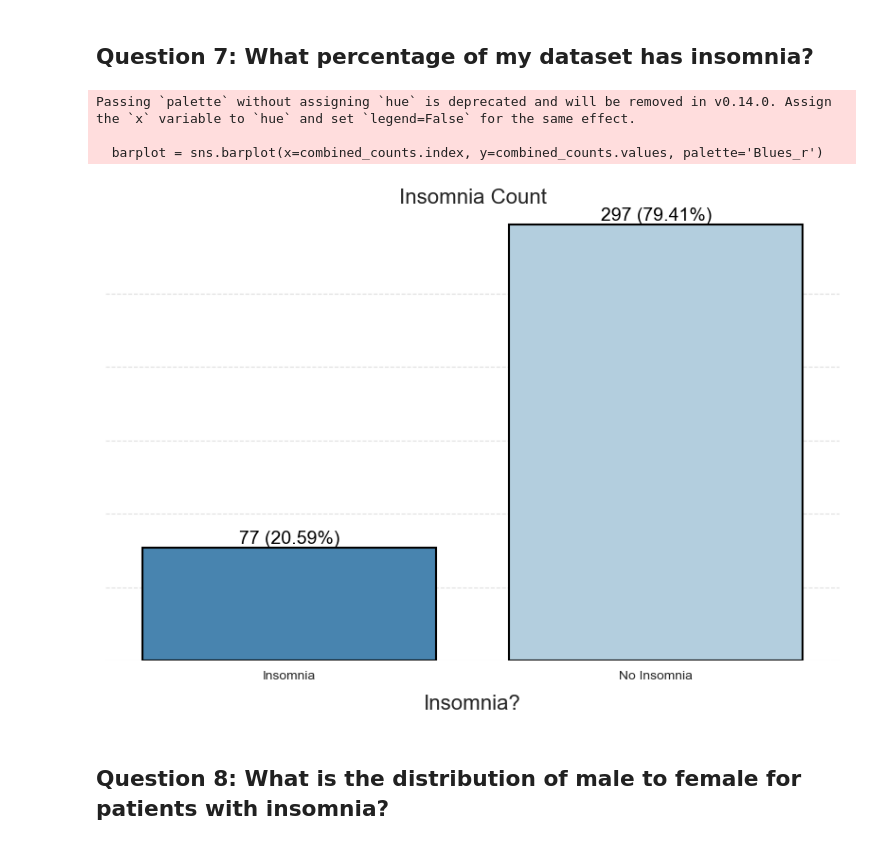
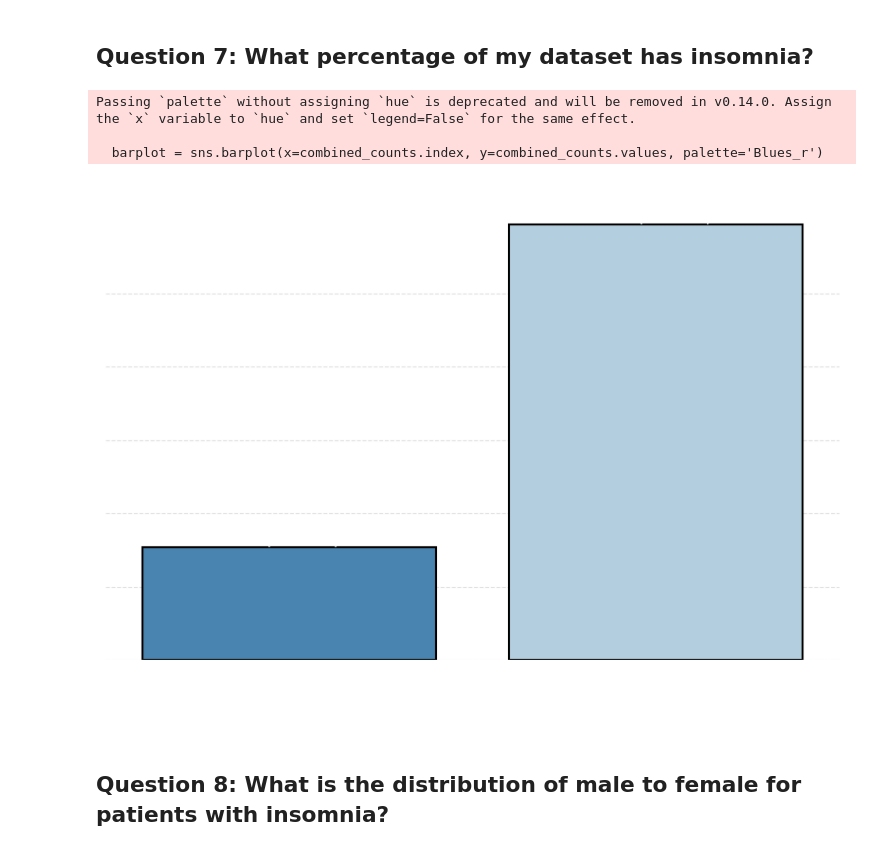
Before and after one commit to DavidS36/Insomnia, a Jupyter notebook: Insomnia Analysis.ipynb, the cells around one changed output. Drawn from its saved outputs; the diff is of its cells as text; code cells hidden in the pictures.

```diff
--- a/Insomnia Analysis.ipynb
+++ b/Insomnia Analysis.ipynb
@@ -579,37 +585,38 @@ sns.set_style(style="whitegrid")
 # Setting up the figure size
 plt.figure(figsize=(10, 6))
 
 # Creating the bar plot with a blues colormap
 barplot = sns.barplot(x=combined_counts.index, y=combined_counts.values, palette='Blues_r')
 
 # Adding a black outline to the bars
 for patch in barplot.patches:
     patch.set_edgecolor('black')
     patch.set_linewidth(1.5)
 
 # Adding labels and title
-plt.xlabel('Insomnia?', fontsize=16, labelpad=10)
+plt.xlabel('Insomnia?', fontsize=16, labelpad=10, color='white')
 plt.ylabel('', fontsize=14, labelpad=10)
-plt.title('Insomnia Count', fontsize=16, pad=15)
+plt.title('Insomnia Count', fontsize=16, pad=15, color='white')
 
 # Adding value labels with percentages on the bars
 for i, (value, percent) in enumerate(zip(combined_counts.values, percentages.values)):
-    plt.text(i, value + 0.1, f'{value} ({percent:.2f}%)', ha='center', va='bottom', fontsize=14, color='black')
+    plt.text(i, value + 0.1, f'{value} ({percent:.2f}%)', ha='center', va='bottom', fontsize=14, color='white')
 
 # Customizing the axes and grid
 plt.ylim(0, combined_counts.max() + 1)
 plt.yticks(visible=False)
+plt.xticks(fontsize=14, color='white')
 plt.grid(True, axis='y', linestyle='--', alpha=0.6)
 sns.despine(left=True, bottom=True)
 
 # Display the plot
 plt.savefig('insomnia_count.png', transparent=True)
 plt.show()
 # %% [output]
 Passing `palette` without assigning `hue` is deprecated and will be removed in v0.14.0. Assign the `x` variable to `hue` and set `legend=False` for the same effect.
 
   barplot = sns.barplot(x=combined_counts.index, y=combined_counts.values, palette='Blues_r')
-[figure, old version]
+[figure, new version]
 # %% [markdown]
 ## Question 8: What is the distribution of male to female for patients with insomnia?
 # %%
```
Also changed, not shown: parts of 31 cells of this notebook, 4 other files.
